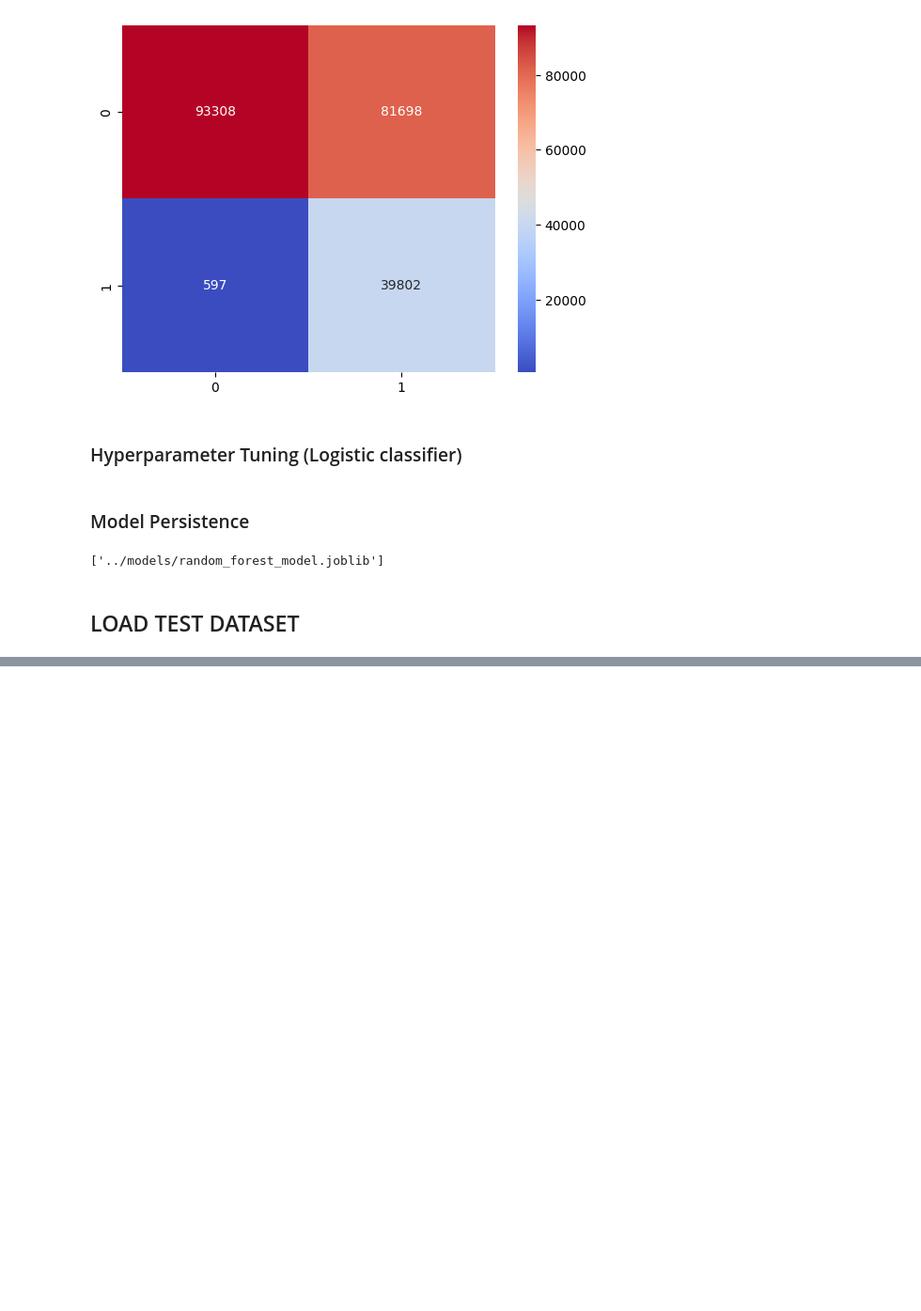
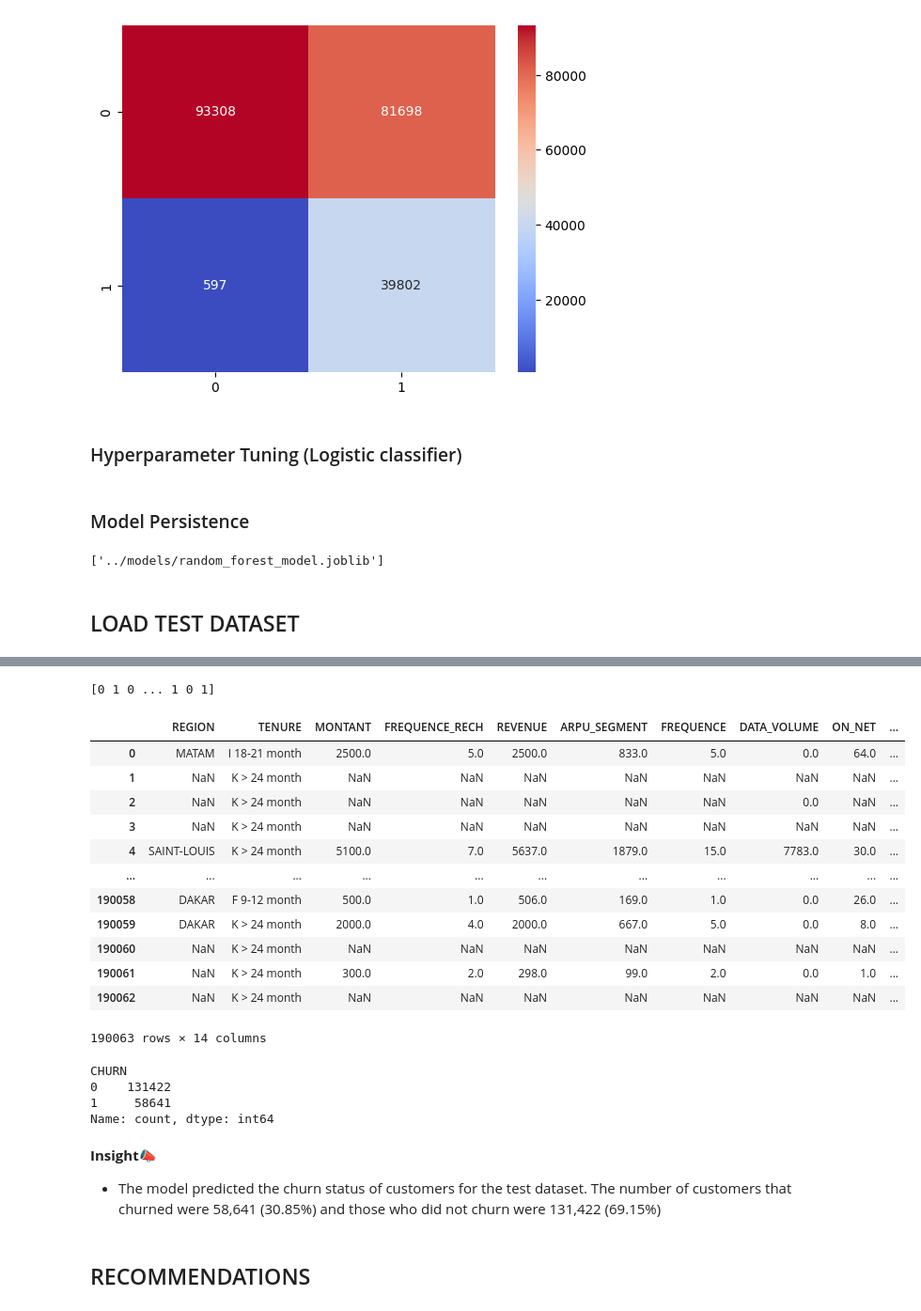
Before and after one commit to Elphoxa/ChurnGuard-Project, a Jupyter notebook: Notebook/notebook.ipynb, the cells around one changed output, grey strips where cells are left out. Shown at 94% size. Drawn from its saved outputs; the diff is of its cells as text; code cells hidden in the pictures; blank space fills up the shorter version.

```diff
--- a/Notebook/notebook.ipynb
+++ b/Notebook/notebook.ipynb
@@ -1282,0 +1321,7 @@ joblib.dump(rf_pipeline, '../models/random_forest_model.joblib')
+# %%
+# Drop columns as applied during preprocessing of Train Data
+columns_to_drop = ['user_id', 'MRG', 'ZONE1', 'ZONE2', 'TOP_PACK']
+test_df.drop(columns=columns_to_drop, inplace=True)
+
+# verify
+test_df.info()
@@ -1282,0 +1349,45 @@ joblib.dump(rf_pipeline, '../models/random_forest_model.joblib')
+# %%
+# Load the pre-trained logistic_model
+logistic_model = joblib.load("../models/logistic_model.joblib")
+
+# Make predictions using the loaded logistic model on test data
+prediction = logistic_model.predict(test_df)
+
+# Print the predictions
+print(prediction)
+# %% [output]
+[0 1 0 ... 1 0 1]
+# %%
+# Add the predictions as a new column to the test_data DataFrame
+test_df['CHURN'] = prediction
+
+# Print the DataFrame with the predictions
+test_df
+# %% [output]
+|  | REGION | TENURE | MONTANT | FREQUENCE_RECH | REVENUE | ARPU_SEGMENT | FREQUENCE | DATA_VOLUME | ON_NET | ... |
+| 0 | MATAM | I 18-21 month | 2500.0 | 5.0 | 2500.0 | 833.0 | 5.0 | 0.0 | 64.0 | ... |
+| 1 | NaN | K > 24 month | NaN | NaN | NaN | NaN | NaN | NaN | NaN | ... |
+| 2 | NaN | K > 24 month | NaN | NaN | NaN | NaN | NaN | 0.0 | NaN | ... |
+| 3 | NaN | K > 24 month | NaN | NaN | NaN | NaN | NaN | NaN | NaN | ... |
+| 4 | SAINT-LOUIS | K > 24 month | 5100.0 | 7.0 | 5637.0 | 1879.0 | 15.0 | 7783.0 | 30.0 | ... |
+| ... | ... | ... | ... | ... | ... | ... | ... | ... | ... | ... |
+| 190058 | DAKAR | F 9-12 month | 500.0 | 1.0 | 506.0 | 169.0 | 1.0 | 0.0 | 26.0 | ... |
+| 190059 | DAKAR | K > 24 month | 2000.0 | 4.0 | 2000.0 | 667.0 | 5.0 | 0.0 | 8.0 | ... |
+| 190060 | NaN | K > 24 month | NaN | NaN | NaN | NaN | NaN | NaN | NaN | ... |
+| 190061 | NaN | K > 24 month | 300.0 | 2.0 | 298.0 | 99.0 | 2.0 | 0.0 | 1.0 | ... |
+| 190062 | NaN | K > 24 month | NaN | NaN | NaN | NaN | NaN | NaN | NaN | ... |
+190063 rows × 14 columns
+# %%
+# Count the occurrences of unique values in the 'CHURN' column of the test data
+test_df['CHURN'].value_counts()
+# %% [output]
+CHURN
+0    131422
+1     58641
+Name: count, dtype: int64
+# %% [markdown]
+**Insight📣**
+
+- The model predicted the churn status of customers for the test dataset. The number of customers that churned were 58,641 (30.85%) and those who did not churn were 131,422 (69.15%)
+# %% [markdown]
+## RECOMMENDATIONS
```
Also changed, not shown: parts of 3 cells of this notebook, 1 other file.
